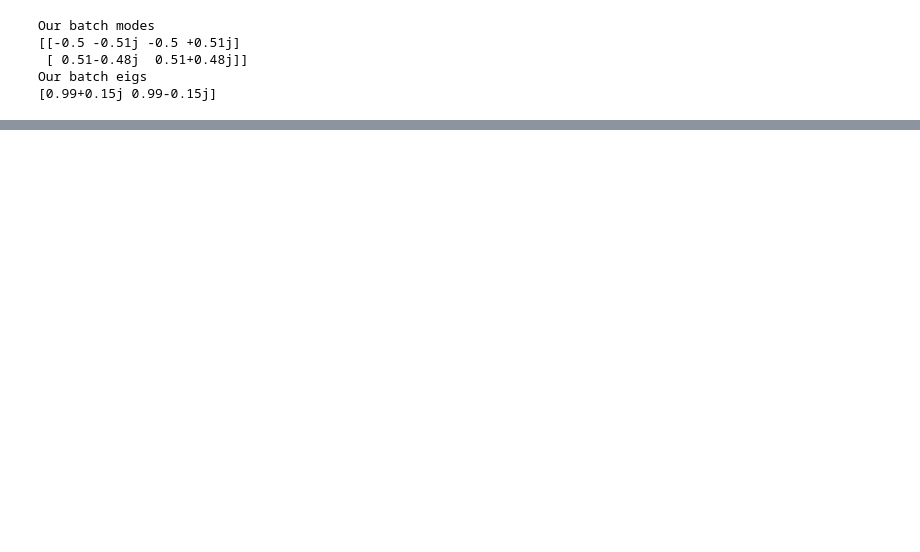
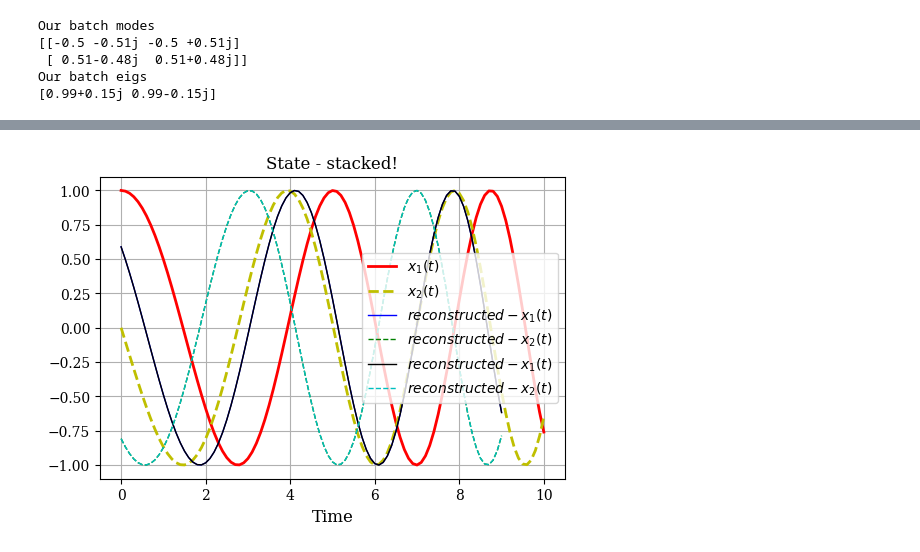
Before and after one commit to ela-d/DMD, a Jupyter notebook: 2D_time-varying_system-example.ipynb, the cells around one changed output, grey strips where cells are left out. Cells and saved outputs as stored; diff of their text form; code cells hidden in the pictures; blank space fills up the shorter version.

```diff
--- a/2D_time-varying_system-example.ipynb
+++ b/2D_time-varying_system-example.ipynb
@@ -148,0 +283,30 @@ plt.show()
+# %%
+indices=np.array([i for i in range (Z_nas.shape[1])]); times=[i for i in range(m)]
+reconstructed=DMD_reconstruction(x_stacked, Z_nas, indices, Lambda_nas, times)
+
+indices=np.array([i for i in range (Z.shape[1])]); times=[i for i in range(m)]
+reconstructed_njihovo = DMD_reconstruction(x_stacked, Z, indices, Lambda, times)
+# %%
+# visualize snapshots
+plt.rcParams['figure.dpi'] = 100
+plt.figure(figsize=(6,4))
+plt.rc('text', usetex=False) #samo sam tu stavila da ne koristim tex..
+plt.rc('font', family='serif')
+plt.plot(tspan, xsol[0, :], 'r-', linewidth=2.0,  label='$x_1(t)$')
+plt.plot(tspan, xsol[1, :], 'y--', linewidth=2.0,  label='$x_2(t)$')
+plt.plot(tspan[:-10], reconstructed[-2, :], 'b-', linewidth=1.0,  label='$reconstructed - x_1(t)$')
+plt.plot(tspan[:-10], reconstructed[-1, :], 'g--', linewidth=1.0,  label='$reconstructed - x_2(t)$')
+plt.plot(tspan[:-10], reconstructed_njihovo[-2, :], 'k-', linewidth=1.0,  label='$reconstructed - x_1(t)$')
+plt.plot(tspan[:-10], reconstructed_njihovo[-1, :], 'c--', linewidth=1.0,  label='$reconstructed - x_2(t)$')
+plt.legend(loc='best', fontsize=10)
+plt.xlabel('Time', fontsize=12)
+plt.title('State - stacked!', fontsize=12)
+plt.tick_params(labelsize=10)
+plt.grid()
+plt.show()
+
+#nase i njihove predikcije se preklapaju
+
+###BOLJI REZULTATI BEZ STACKED!
+# %% [output]
+[figure, added]
```
Also changed, not shown: parts of 15 cells of this notebook.
